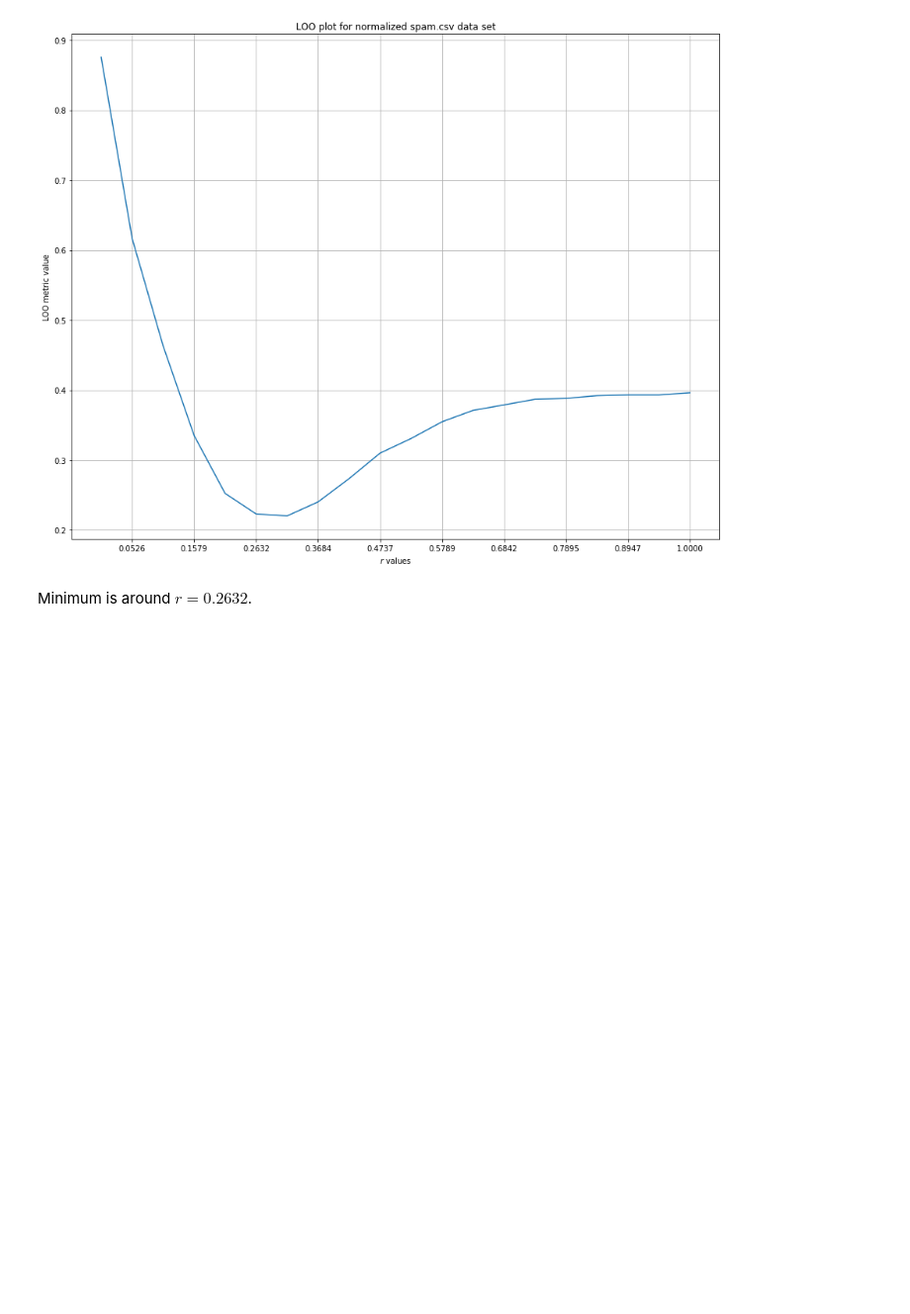
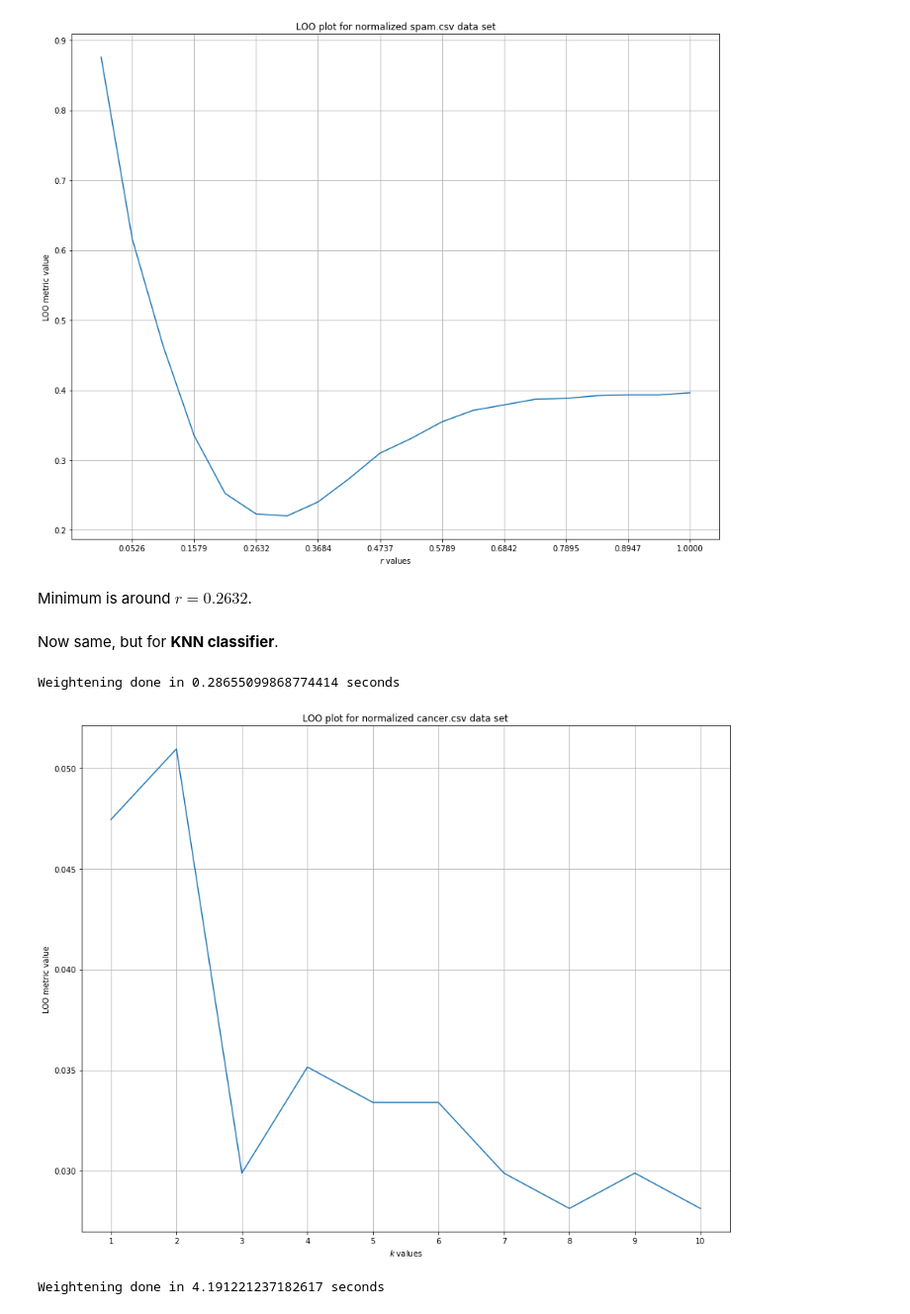
Before and after one commit to DimaOrekhov/Machine_learning_at_BI, a Jupyter notebook: KNN_and_Radius_Neighbour.ipynb, the cells around one changed output. Shown: that part at 99% size. Drawn from its saved outputs; the diff is of its cells as text; code cells hidden in the pictures; blank space fills up the shorter version.

Commit message:
Neigbor-based classifiers.

```diff
--- a/KNN_and_Radius_Neighbour.ipynb
+++ b/KNN_and_Radius_Neighbour.ipynb
@@ -378,3 +378,27 @@ _ = ax.set_ylabel('LOO metric value')
 [figure]
 # %% [markdown]
 Minimum is around $r=0.2632$.
+# %% [markdown]
+Now same, but for **KNN classifier**.
+# %%
+model = Neighbours_classifier(knn_weight, [None])
+model.fit(tfd_cancer, 'label')
+lvls_c, LOOs_c = model.LOO(list(range(1, 11)))
+# %% [output]
+Weightening done in 0.28655099868774414 seconds
+# %%
+fig, ax = plt.subplots(figsize=[15, 12])
+ax.plot(lvls_c, LOOs_c)
+ax.set_xticks(lvls_c)
+ax.grid()
+ax.set_title('LOO plot for normalized cancer.csv data set')
+ax.set_xlabel('$k$ values')
+_ = ax.set_ylabel('LOO metric value')
+# %% [output]
+[figure, added]
+# %%
+model = Neighbours_classifier(knn_weight, [None])
+model.fit(tfd_spam, 'label')
+lvls_s, LOOs_s = model.LOO(list(range(1, 11)))
+# %% [output]
+Weightening done in 4.191221237182617 seconds
```
Also changed, not shown: parts of 1 cell of this notebook.
